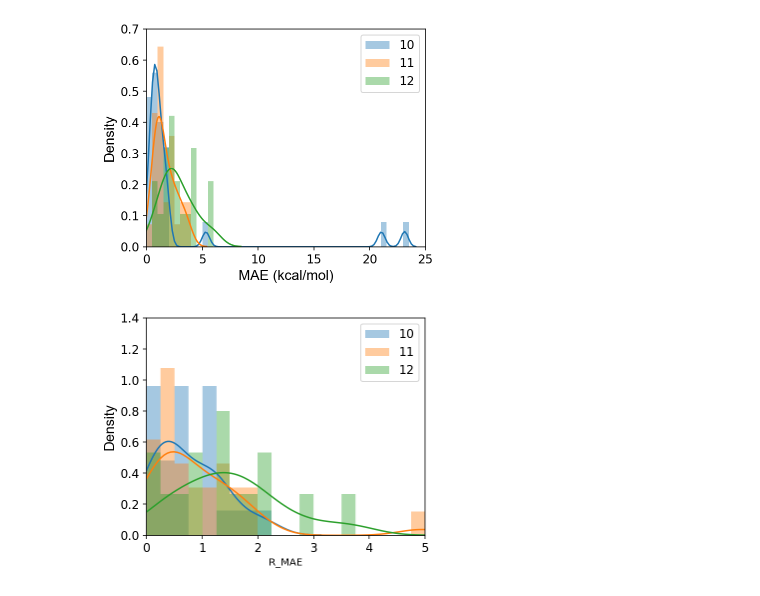
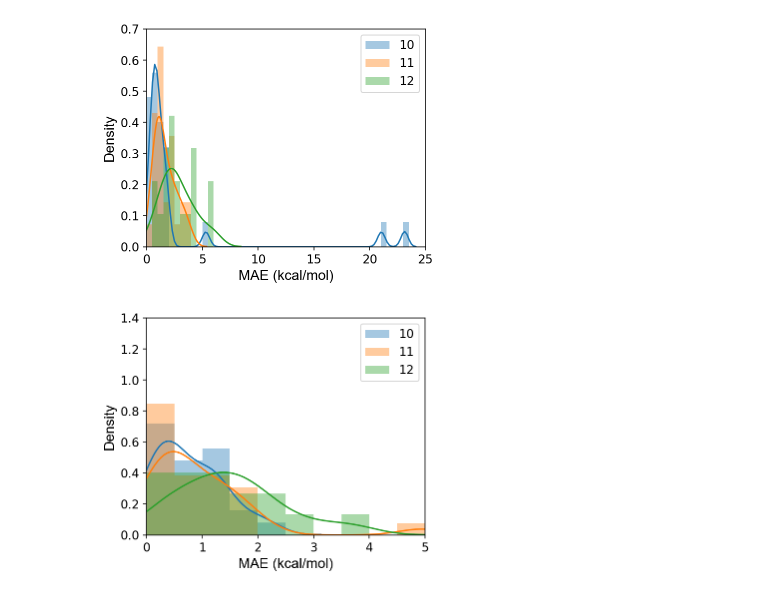
Before and after one commit to jenniening/DTNN_7ib, a Jupyter notebook: notebooks/Plati_Cm_MAE_analysis.ipynb, the cells around one changed output. Drawn from its saved outputs; the diff is of its cells as text; code cells hidden in the pictures.

Commit message:
correct Platinum graphs

```diff
--- a/notebooks/Plati_Cm_MAE_analysis.ipynb
+++ b/notebooks/Plati_Cm_MAE_analysis.ipynb
@@ -44,18 +44,19 @@ plt.xlabel("MAE (kcal/mol)", size = 14,fontname="Arial");
 # %%
 ### R_MAE
 f = plt.figure(figsize=(5,4))
 ax = plt.gca()
 df_11_new = df_11[df_11["R_MAE"] != "None"]
 df_12_new = df_12[df_12["R_MAE"] != "None"]
-sns.distplot(df_10["R_MAE"].astype(float),bins = 20, norm_hist = False, kde_kws= {"clip":(0,5)},hist_kws={"range":(0,5)})
-sns.distplot(df_11_new["R_MAE"].astype(float),bins = 20, norm_hist = True, kde_kws= {"clip":(0,5)},hist_kws={"range":(0,5)})
-sns.distplot(df_12_new["R_MAE"].astype(float),bins = 20, norm_hist = True, kde_kws= {"clip":(0,5)},hist_kws={"range":(0,5)})
+sns.distplot(df_10["R_MAE"].astype(float),bins = 10, norm_hist = False, kde_kws= {"clip":(0,5)},hist_kws={"range":(0,5)})
+sns.distplot(df_11_new["R_MAE"].astype(float),bins = 10, norm_hist = True, kde_kws= {"clip":(0,5)},hist_kws={"range":(0,5)})
+sns.distplot(df_12_new["R_MAE"].astype(float),bins = 10, norm_hist = True, kde_kws= {"clip":(0,5)},hist_kws={"range":(0,5)})
 plt.xlim(0,5)
 plt.ylim(0,1.4)
 ax.legend(labels=["10","11","12"],fontsize = 12)
 plt.xticks(size = 12)
 plt.yticks(size = 12)
 plt.ylabel("Density",size = 14, fontname="Arial");
-#plt.xlabel("MAE (kcal/mol)", size = 14,fontname="Arial");
+plt.xlabel("MAE (kcal/mol)", size = 14,fontname="Arial");
+#plt.savefig("R_MAE_Platinum_1015.pdf",dpi = 300);
 # %% [output]
-[figure, old version]
+[figure, new version]
```
Also changed, not shown: 2 other files.
